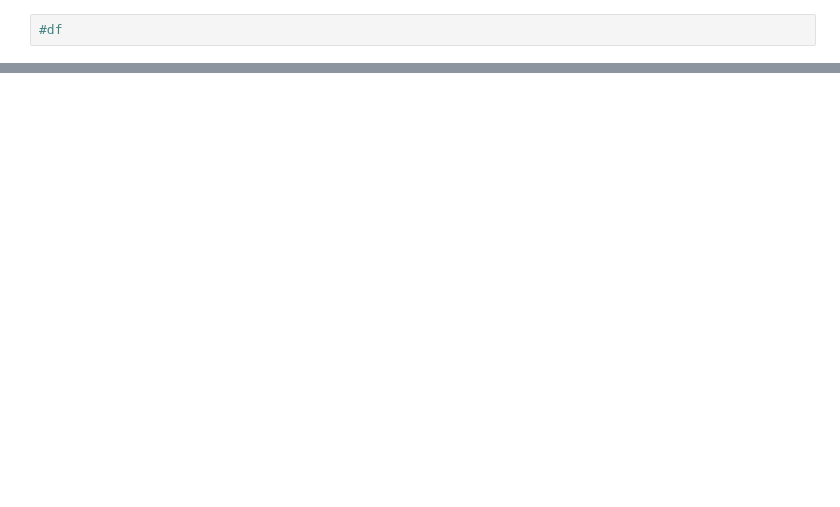
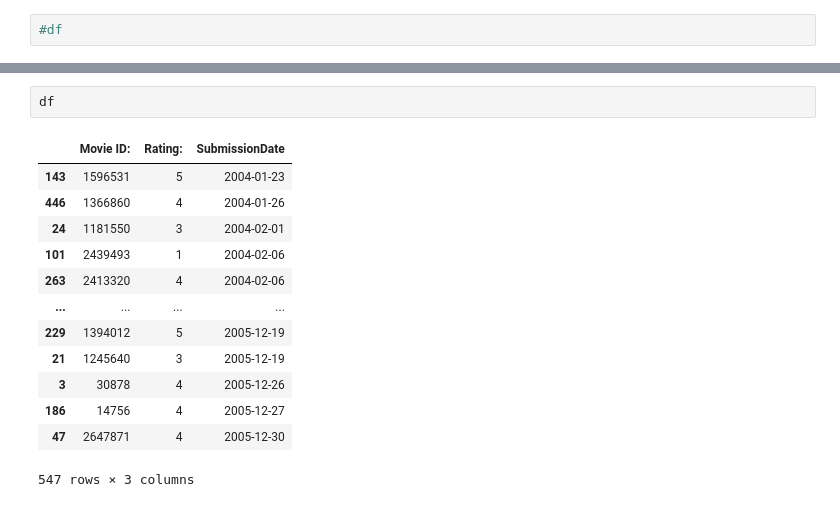
Before and after one commit to hrelosim/AM170B_Spring23, a Jupyter notebook: FinalProject/Main.ipynb, the cells around one changed output, grey strips where cells are left out. Saved outputs shown, nothing was run; the diff lists cells and outputs as text; blank space fills up the shorter version.

```diff
--- a/FinalProject/Main.ipynb
+++ b/FinalProject/Main.ipynb
@@ -31,0 +32,16 @@ ax = df.plot(x='Submission_Date:',
+# %%
+df
+# %% [output]
+|  | Movie ID: | Rating: | SubmissionDate |
+| 143 | 1596531 | 5 | 2004-01-23 |
+| 446 | 1366860 | 4 | 2004-01-26 |
+| 24 | 1181550 | 3 | 2004-02-01 |
+| 101 | 2439493 | 1 | 2004-02-06 |
+| 263 | 2413320 | 4 | 2004-02-06 |
+| ... | ... | ... | ... |
+| 229 | 1394012 | 5 | 2005-12-19 |
+| 21 | 1245640 | 3 | 2005-12-19 |
+| 3 | 30878 | 4 | 2005-12-26 |
+| 186 | 14756 | 4 | 2005-12-27 |
+| 47 | 2647871 | 4 | 2005-12-30 |
+547 rows × 3 columns
```
Also changed, not shown: parts of 9 cells of this notebook, 3 other files.
